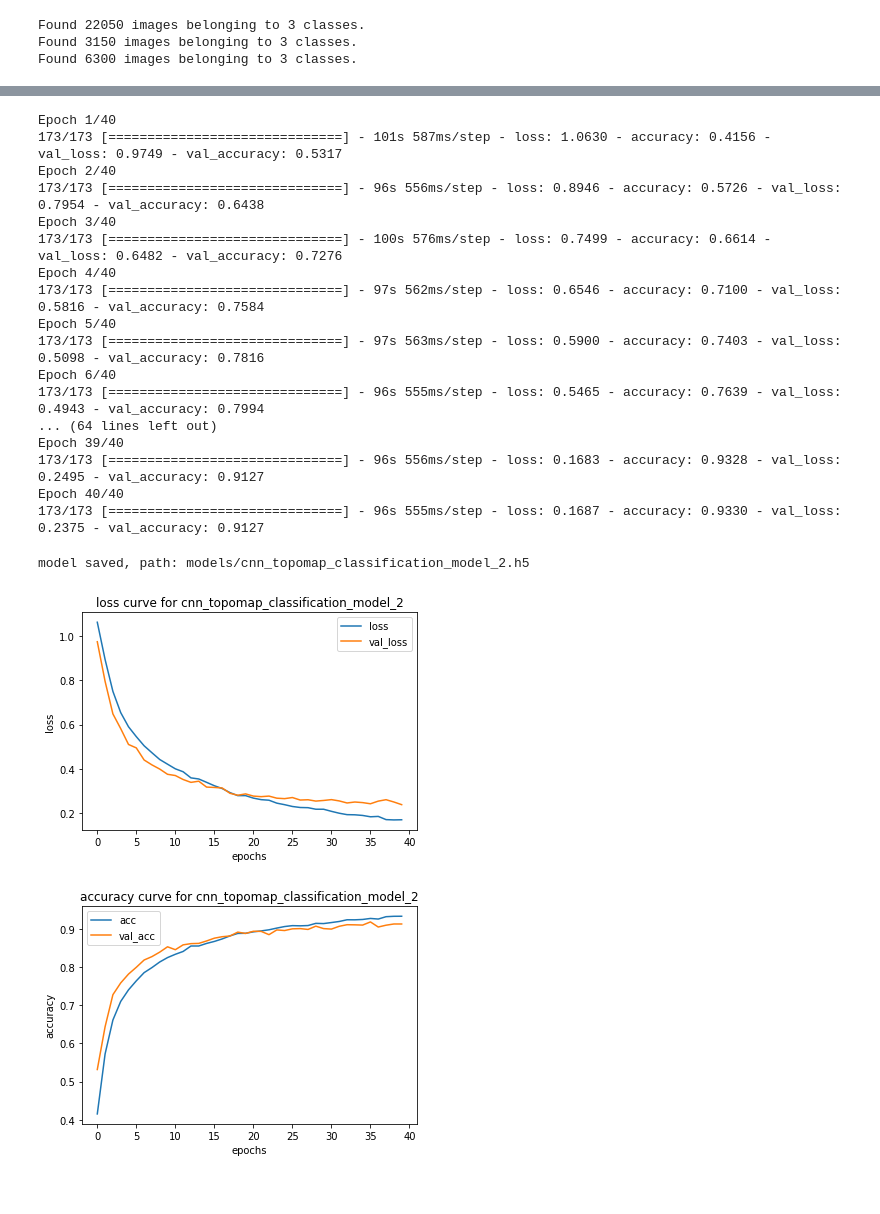
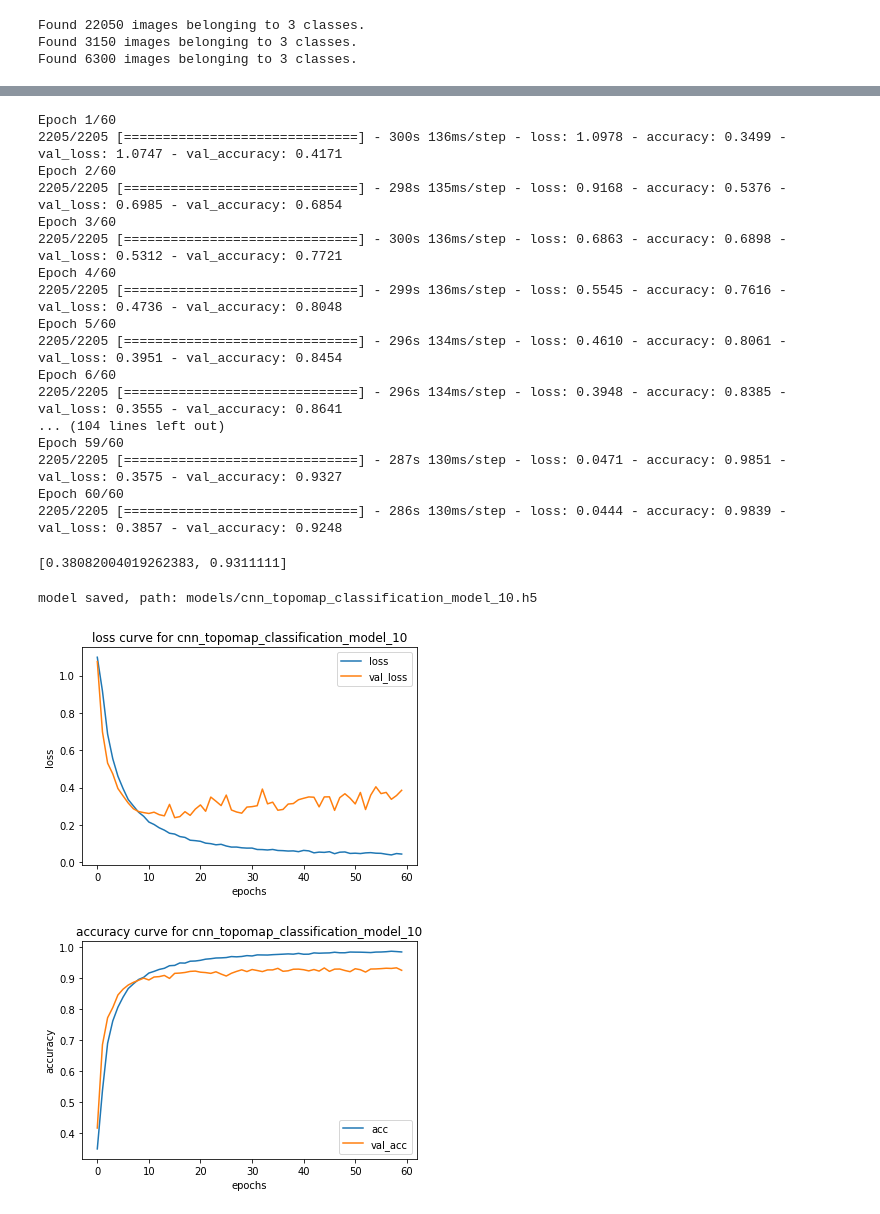
Before and after one commit to kmnuddin/cp_cnn, a Jupyter notebook: cnn_cp_topomaps_keras_2.ipynb, the cells around one changed output, grey strips where cells are left out. Cells and saved outputs as stored; diff of their text form; code cells hidden in the pictures.

Commit message:
need to inspect previous models

```diff
--- a/cnn_cp_topomaps_keras_2.ipynb
+++ b/cnn_cp_topomaps_keras_2.ipynb
@@ -26,16 +31,18 @@ data/train/09251.png
 def build_model(optimizer, loss, name):
     model = Sequential(name=name)
 
-    model.add(Conv2D(32, (5,5), padding = 'same', input_shape = (224, 224, 3), activation = 'relu'))
+    model.add(Conv2D(80, (5,5), padding = 'same', input_shape = (224, 224, 3), activation = 'relu'))
     model.add(MaxPool2D(pool_size = (2,2), strides = (2,2)))
-    model.add(Conv2D(64, (5,5), padding = 'same', activation = 'relu'))
+    model.add(Conv2D(120, (5,5), padding = 'same', activation = 'relu'))
     model.add(MaxPool2D(pool_size = (2,2), strides =(2,2)))
-    model.add(Conv2D(128, (5,5), padding = 'same', activation = 'relu'))
+    model.add(Conv2D(160, (5,5), padding = 'same', activation = 'relu'))
     model.add(MaxPool2D(pool_size = (2,2), strides =(2,2)))
-    model.add(Dropout(0.5))
+    model.add(Conv2D(200, (5,5), padding = 'same', activation = 'relu'))
     model.add(Flatten())
-    model.add(Dense(256, activation = 'relu'))
-    model.add(Dropout(0.5))
+    model.add(Dense(120, activation = 'relu'))
+    model.add(Dropout(0.3))
+    model.add(Dense(60, activation = 'relu'))
+    model.add(Dropout(0.2))
     model.add(Dense(3, activation = 'softmax'))
 
     model.compile(optimizer=optimizer, loss=loss, metrics=['accuracy'])
@@ -48,6 +55,9 @@ loss = 'categorical_crossentropy'
 # %%
 tblog_path = h.logs_directory.format(time())
 tb_log = TensorBoard(log_dir = tblog_path, profile_batch=0)
+
+ch = ModelCheckpoint('models/custom_checkpoints/cnn_topomap_classification_model_10.h5', monitor='val_accuracy',
+                     mode='max', save_best_only=True)
 # %%
-model = build_model(opt, loss, 'cnn_topomap_classification_model_2')
+model = build_model(opt, loss, 'cnn_topomap_classification_model_10')
 # %% [output]
@@ -69,37 +79,43 @@ Trainable params: 25,949,763
 Non-trainable params: 0
 _________________________________________________________________
 # %%
-r = model.fit_generator(train_it, epochs=40, callbacks=[tb_log], validation_data=validation_it)
+r = model.fit_generator(train_it, epochs=60, callbacks=[tb_log, ch], validation_data=validation_it)
 # %% [output]
-Epoch 1/40
-173/173 [==============================] - 101s 587ms/step - loss: 1.0630 - accuracy: 0.4156 - val_loss: 0.9749 - val_accuracy: 0.5317
-Epoch 2/40
-173/173 [==============================] - 96s 556ms/step - loss: 0.8946 - accuracy: 0.5726 - val_loss: 0.7954 - val_accuracy: 0.6438
-Epoch 3/40
-173/173 [==============================] - 100s 576ms/step - loss: 0.7499 - accuracy: 0.6614 - val_loss: 0.6482 - val_accuracy: 0.7276
-Epoch 4/40
-173/173 [==============================] - 97s 562ms/step - loss: 0.6546 - accuracy: 0.7100 - val_loss: 0.5816 - val_accuracy: 0.7584
-Epoch 5/40
-173/173 [==============================] - 97s 563ms/step - loss: 0.5900 - accuracy: 0.7403 - val_loss: 0.5098 - val_accuracy: 0.7816
-Epoch 6/40
-173/173 [==============================] - 96s 555ms/step - loss: 0.5465 - accuracy: 0.7639 - val_loss: 0.4943 - val_accuracy: 0.7994
-... (64 lines left out)
-Epoch 39/40
-173/173 [==============================] - 96s 556ms/step - loss: 0.1683 - accuracy: 0.9328 - val_loss: 0.2495 - val_accuracy: 0.9127
-Epoch 40/40
-173/173 [==============================] - 96s 555ms/step - loss: 0.1687 - accuracy: 0.9330 - val_loss: 0.2375 - val_accuracy: 0.9127
+Epoch 1/60
+2205/2205 [==============================] - 300s 136ms/step - loss: 1.0978 - accuracy: 0.3499 - val_loss: 1.0747 - val_accuracy: 0.4171
+Epoch 2/60
+2205/2205 [==============================] - 298s 135ms/step - loss: 0.9168 - accuracy: 0.5376 - val_loss: 0.6985 - val_accuracy: 0.6854
+Epoch 3/60
+2205/2205 [==============================] - 300s 136ms/step - loss: 0.6863 - accuracy: 0.6898 - val_loss: 0.5312 - val_accuracy: 0.7721
+Epoch 4/60
+2205/2205 [==============================] - 299s 136ms/step - loss: 0.5545 - accuracy: 0.7616 - val_loss: 0.4736 - val_accuracy: 0.8048
+Epoch 5/60
+2205/2205 [==============================] - 296s 134ms/step - loss: 0.4610 - accuracy: 0.8061 - val_loss: 0.3951 - val_accuracy: 0.8454
+Epoch 6/60
+2205/2205 [==============================] - 296s 134ms/step - loss: 0.3948 - accuracy: 0.8385 - val_loss: 0.3555 - val_accuracy: 0.8641
+... (104 lines left out)
+Epoch 59/60
+2205/2205 [==============================] - 287s 130ms/step - loss: 0.0471 - accuracy: 0.9851 - val_loss: 0.3575 - val_accuracy: 0.9327
+Epoch 60/60
+2205/2205 [==============================] - 286s 130ms/step - loss: 0.0444 - accuracy: 0.9839 - val_loss: 0.3857 - val_accuracy: 0.9248
 # %%
 evaluate = model.evaluate_generator(test_it)
+# %%
+model_ch = h.load('models/custom_checkpoints/cnn_topomap_classification_model_10.h5')
+e = model_ch.evaluate_generator(test_it)
+e
+# %% [output]
+[0.38082004019262383, 0.9311111]
 # %%
 y_prob = model.predict_generator(test_it)
 # %%
-h.save(model, r, evaluate, y_prob, 'cnn_topomap_classification_model_2')
+h.save(model, r, evaluate, y_prob, 'cnn_topomap_classification_model_10')
 # %% [output]
-model saved, path: models/cnn_topomap_classification_model_2.h5
+model saved, path: models/cnn_topomap_classification_model_10.h5
 # %%
 plt.figure()
 
-plt.title('loss curve for cnn_topomap_classification_model_2')
+plt.title('loss curve for cnn_topomap_classification_model_10')
 
 plt.plot(r.history['loss'], label='loss')
 plt.plot(r.history['val_loss'], label='val_loss')
@@ -108,21 +124,21 @@ plt.xlabel('epochs')
 plt.ylabel('loss')
 plt.legend()
 
-plt.savefig('results/loss curve for cnn_topomap_classification_model_2.png')
+plt.savefig('results/loss curve for cnn_topomap_classification_model_10.png')
 # %% [output]
-[figure, old version]
+[figure, new version]
 # %%
 plt.figure()
 
-plt.title('accuracy curve for cnn_topomap_classification_model_2')
+plt.title('accuracy curve for cnn_topomap_classification_model_10')
 
 plt.plot(r.history['accuracy'], label='acc')
 plt.plot(r.history['val_accuracy'], label='val_acc')
 
 plt.xlabel('epochs')
 plt.ylabel('accuracy')
 plt.legend()
 
-plt.savefig('results/accuracy curve for cnn_topomap_classification_model_2.png')
+plt.savefig('results/accuracy curve for cnn_topomap_classification_model_10.png')
 # %% [output]
-[figure, old version]
+[figure, new version]
```
Also changed, not shown: parts of 5 cells of this notebook, 46 other files.
